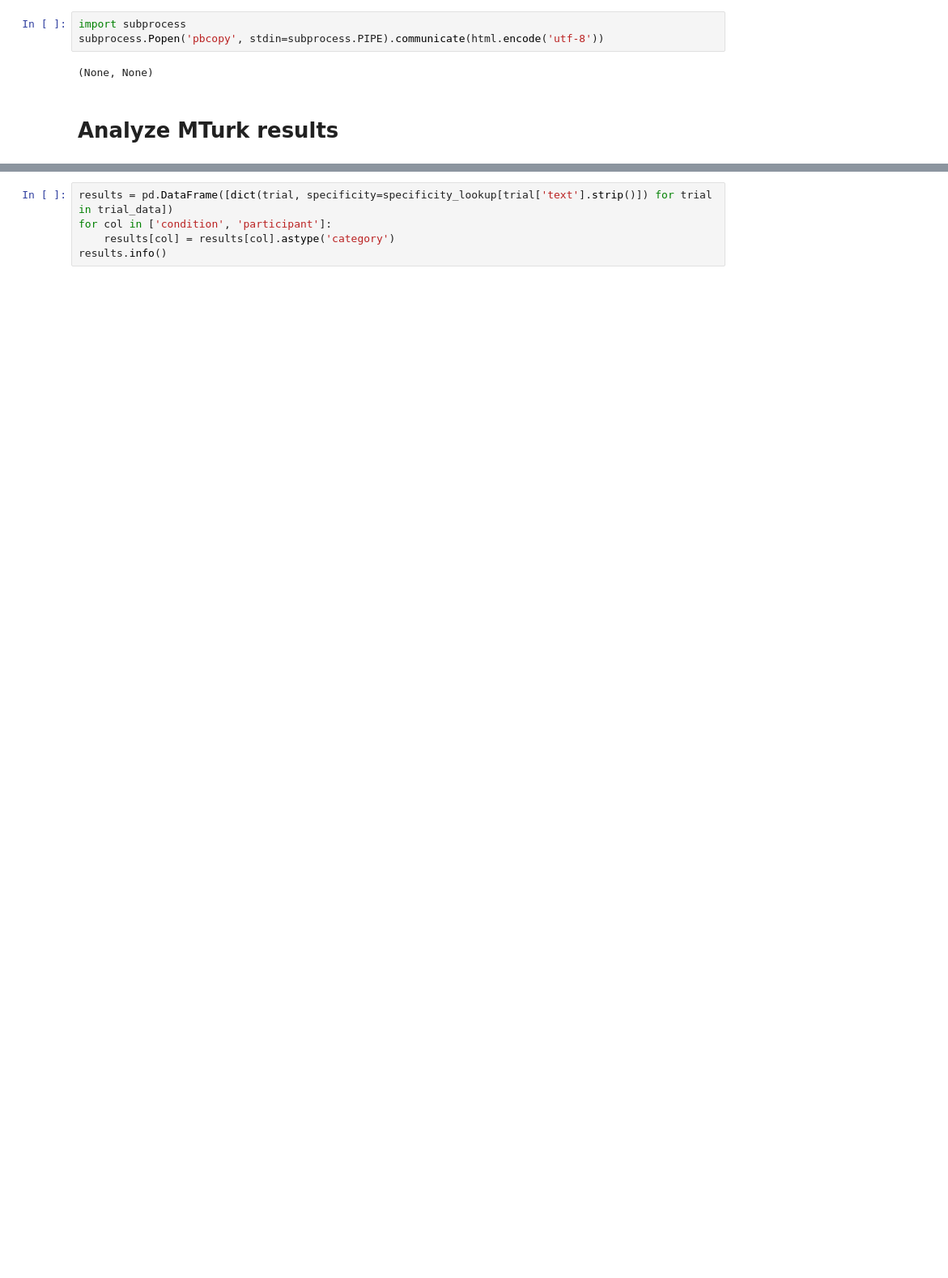
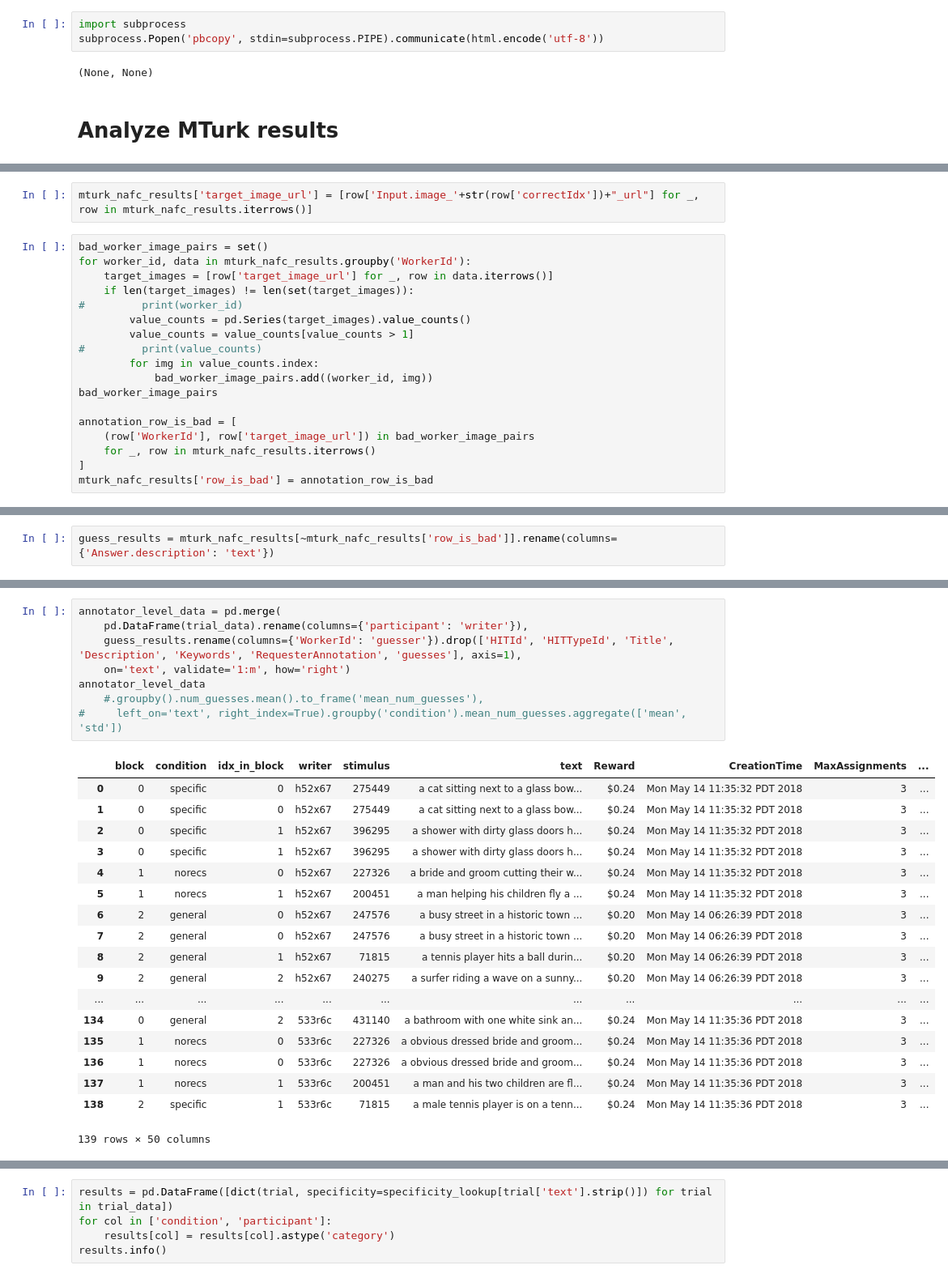
Before and after one commit to kcarnold/textrec, a Jupyter notebook: notebooks/Analysis.ipynb, the cells around one changed output, grey strips where cells are left out. Shown at 81% size. Saved outputs shown, nothing was run; the diff lists cells and outputs as text; blank space fills up the shorter version.

```diff
--- a/notebooks/Analysis.ipynb
+++ b/notebooks/Analysis.ipynb
@@ -280,0 +295,20 @@ specificity_lookup
+# %%
+mturk_nafc_results['target_image_url'] = [row['Input.image_'+str(row['correctIdx'])+"_url"] for _, row in mturk_nafc_results.iterrows()]
+# %%
+bad_worker_image_pairs = set()
+for worker_id, data in mturk_nafc_results.groupby('WorkerId'):
+    target_images = [row['target_image_url'] for _, row in data.iterrows()]
+    if len(target_images) != len(set(target_images)):
+#         print(worker_id)
+        value_counts = pd.Series(target_images).value_counts()
+        value_counts = value_counts[value_counts > 1]
+#         print(value_counts)
+        for img in value_counts.index:
+            bad_worker_image_pairs.add((worker_id, img))
+bad_worker_image_pairs
+
+annotation_row_is_bad = [
+    (row['WorkerId'], row['target_image_url']) in bad_worker_image_pairs
+    for _, row in mturk_nafc_results.iterrows()
+]
+mturk_nafc_results['row_is_bad'] = annotation_row_is_bad
@@ -280,0 +319,2 @@ specificity_lookup
+# %%
+guess_results = mturk_nafc_results[~mturk_nafc_results['row_is_bad']].rename(columns={'Answer.description': 'text'})
@@ -280,0 +349,27 @@ specificity_lookup
+# %%
+annotator_level_data = pd.merge(
+    pd.DataFrame(trial_data).rename(columns={'participant': 'writer'}),
+    guess_results.rename(columns={'WorkerId': 'guesser'}).drop(['HITId', 'HITTypeId', 'Title', 'Description', 'Keywords', 'RequesterAnnotation', 'guesses'], axis=1),
+    on='text', validate='1:m', how='right')
+annotator_level_data
+    #.groupby().num_guesses.mean().to_frame('mean_num_guesses'),
+#     left_on='text', right_index=True).groupby('condition').mean_num_guesses.aggregate(['mean', 'std'])
+# %% [output]
+|  | block | condition | idx_in_block | writer | stimulus | text | Reward | CreationTime | MaxAssignments | ... |
+| 0 | 0 | specific | 0 | h52x67 | 275449 | a cat sitting next to a glass bow... | $0.24 | Mon May 14 11:35:32 PDT 2018 | 3 | ... |
+| 1 | 0 | specific | 0 | h52x67 | 275449 | a cat sitting next to a glass bow... | $0.24 | Mon May 14 11:35:32 PDT 2018 | 3 | ... |
+| 2 | 0 | specific | 1 | h52x67 | 396295 | a shower with dirty glass doors h... | $0.24 | Mon May 14 11:35:32 PDT 2018 | 3 | ... |
+| 3 | 0 | specific | 1 | h52x67 | 396295 | a shower with dirty glass doors h... | $0.24 | Mon May 14 11:35:32 PDT 2018 | 3 | ... |
+| 4 | 1 | norecs | 0 | h52x67 | 227326 | a bride and groom cutting their w... | $0.24 | Mon May 14 11:35:32 PDT 2018 | 3 | ... |
+| 5 | 1 | norecs | 1 | h52x67 | 200451 | a man helping his children fly a ... | $0.24 | Mon May 14 11:35:32 PDT 2018 | 3 | ... |
+| 6 | 2 | general | 0 | h52x67 | 247576 | a busy street in a historic town ... | $0.20 | Mon May 14 06:26:39 PDT 2018 | 3 | ... |
+| 7 | 2 | general | 0 | h52x67 | 247576 | a busy street in a historic town ... | $0.20 | Mon May 14 06:26:39 PDT 2018 | 3 | ... |
+| 8 | 2 | general | 1 | h52x67 | 71815 | a tennis player hits a ball durin... | $0.20 | Mon May 14 06:26:39 PDT 2018 | 3 | ... |
+| 9 | 2 | general | 2 | h52x67 | 240275 | a surfer riding a wave on a sunny... | $0.20 | Mon May 14 06:26:39 PDT 2018 | 3 | ... |
+| ... | ... | ... | ... | ... | ... | ... | ... | ... | ... | ... |
+| 134 | 0 | general | 2 | 533r6c | 431140 | a bathroom with one white sink an... | $0.24 | Mon May 14 11:35:36 PDT 2018 | 3 | ... |
+| 135 | 1 | norecs | 0 | 533r6c | 227326 | a obvious dressed bride and groom... | $0.24 | Mon May 14 11:35:36 PDT 2018 | 3 | ... |
+| 136 | 1 | norecs | 0 | 533r6c | 227326 | a obvious dressed bride and groom... | $0.24 | Mon May 14 11:35:36 PDT 2018 | 3 | ... |
+| 137 | 1 | norecs | 1 | 533r6c | 200451 | a man and his two children are fl... | $0.24 | Mon May 14 11:35:36 PDT 2018 | 3 | ... |
+| 138 | 2 | specific | 1 | 533r6c | 71815 | a male tennis player is on a tenn... | $0.24 | Mon May 14 11:35:36 PDT 2018 | 3 | ... |
+139 rows × 50 columns
```
Also changed, not shown: parts of 40 cells of this notebook, 1 other file.
